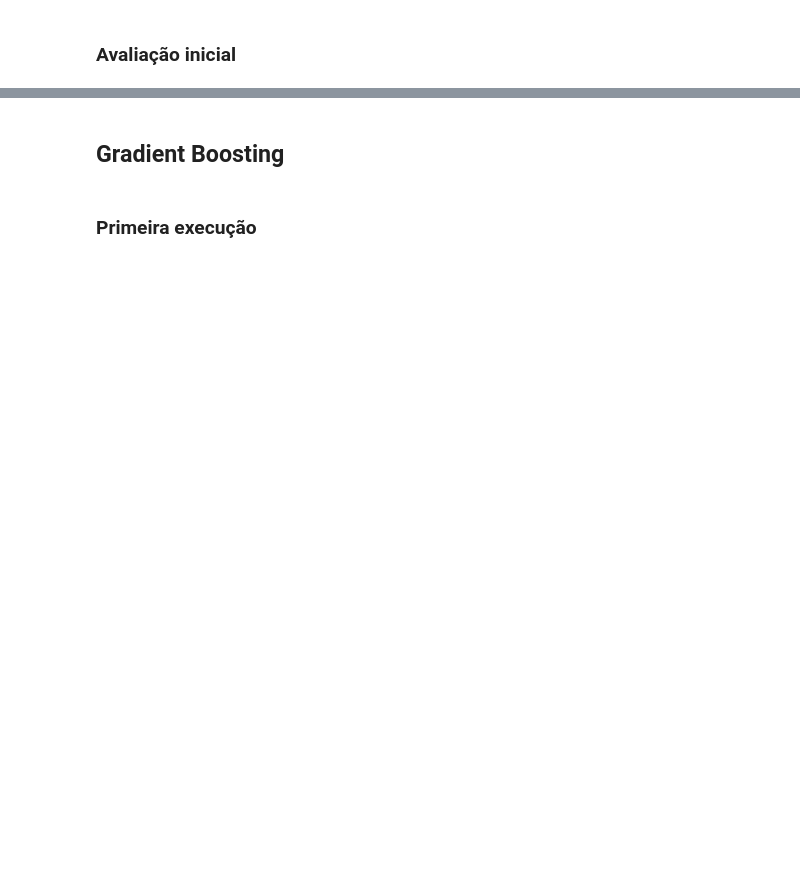
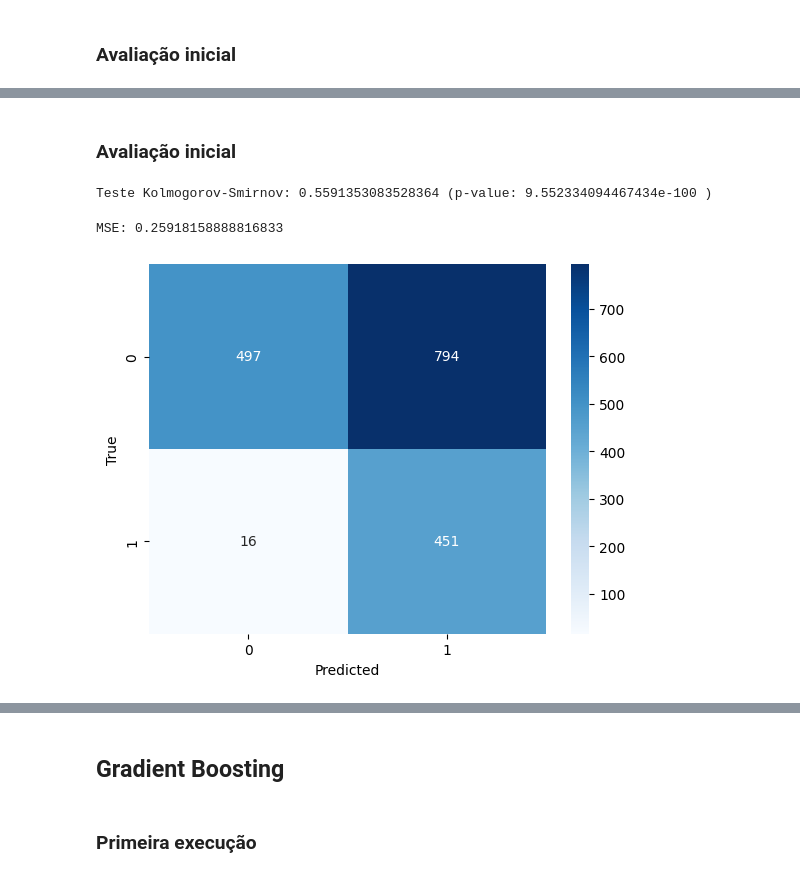
Before and after one commit to Vinicius-resende-cin/classifying-churn, a Jupyter notebook: main.ipynb, the cells around one changed output, grey strips where cells are left out. Saved outputs shown, nothing was run; the diff lists cells and outputs as text; code cells hidden in the pictures; blank space fills up the shorter version.

```diff
--- a/main.ipynb
+++ b/main.ipynb
@@ -1077,0 +540,7 @@ F1-score: 0.39486356340288925
+# %%
+#@title Treinamento inicial
+study = optuna.create_study(direction="maximize")
+study.optimize(objective, n_trials=50)
+
+print("\nMelhores parâmetros encontrados:", study.best_params)
+print("Melhor KS encontrado:", study.best_value)
@@ -1077,0 +562,29 @@ F1-score: 0.39486356340288925
+# %%
+#@title Gerando predições
+best_params = study.best_params
+best_params["random_state"] = 42
+best_model = TabPFNClassifier(**best_params)
+best_model.fit(X_train, y_train)
+
+y_pred_proba = best_model.predict_proba(X_test)[:, 1]
+y_pred = (y_pred_proba >= 0.5).astype(int)
+# %% [markdown]
+### Avaliação inicial
+# %%
+#@title Teste Kolmogorov-Smirnov
+ks_stat, ks_pvalue = calc_ks(y_test, y_pred_proba)
+print("\nTeste Kolmogorov-Smirnov:", ks_stat, "(p-value:", ks_pvalue, ")")
+# %% [output]
+Teste Kolmogorov-Smirnov: 0.5591353083528364 (p-value: 9.552334094467434e-100 )
+# %%
+#@title (MSE ou Entropia Cruzada)
+mse = mean_squared_error(y_test, y_pred_proba)
+print("MSE:", mse)
+# %% [output]
+MSE: 0.25918158888816833
+# %%
+#@title Matriz de confusão
+cm = confusion_matrix(y_test, y_pred)
+plot_conf_matrix(cm)
+# %% [output]
+[figure, added]
```
Also changed, not shown: parts of 67 cells of this notebook.
